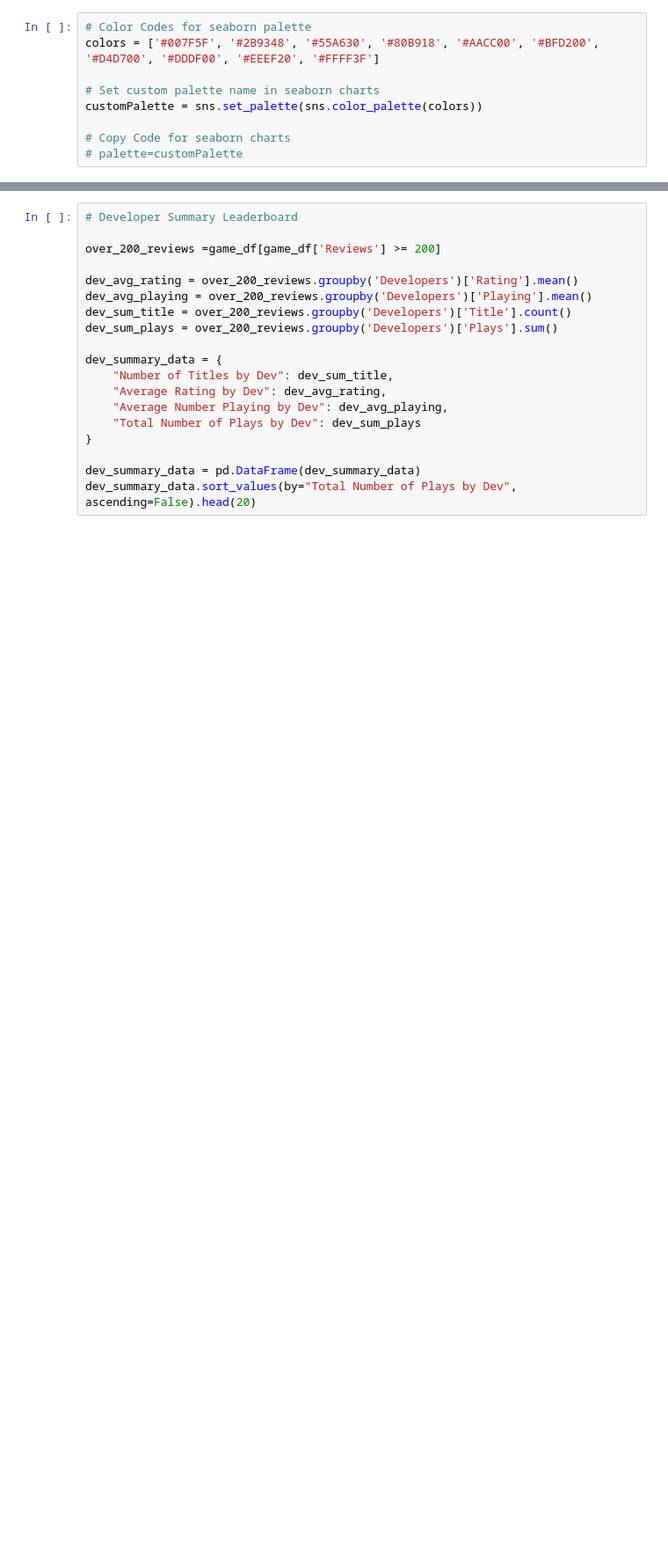
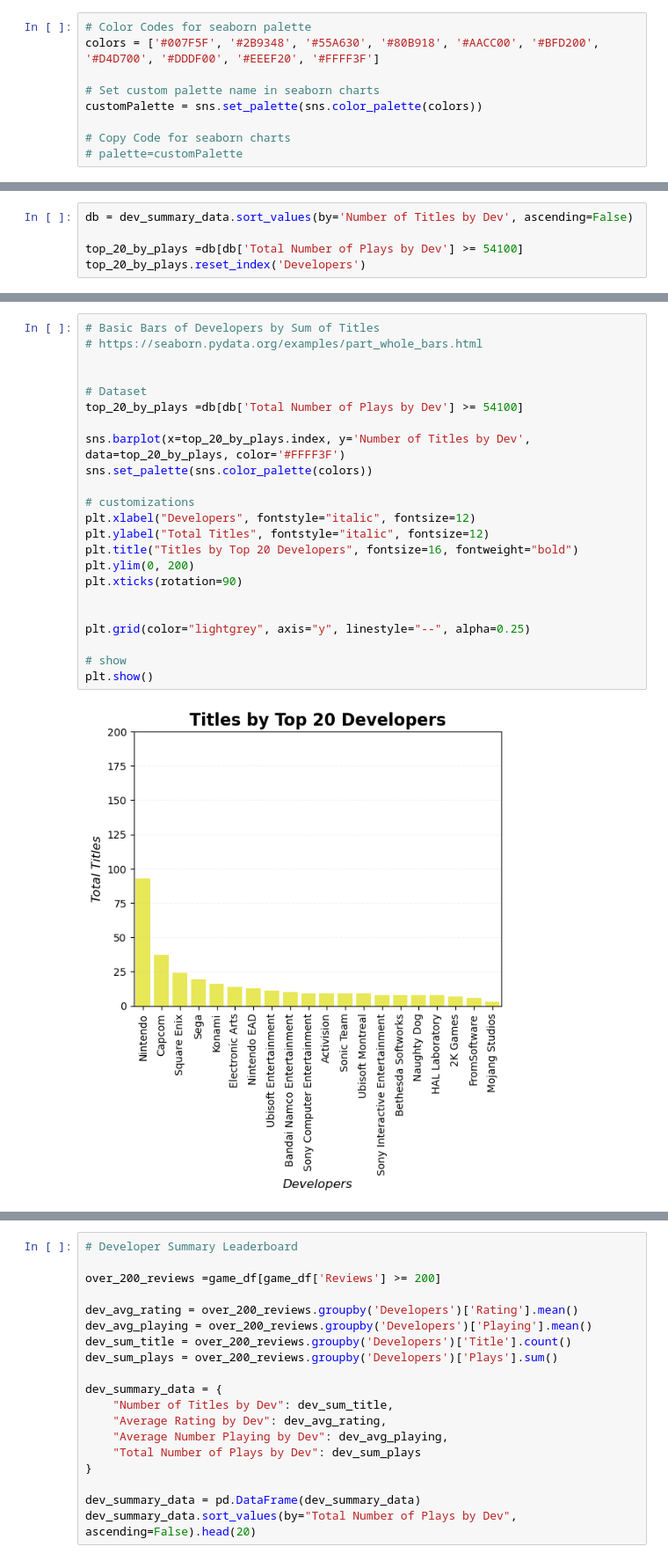
Before and after one commit to MasonNDeJesus/project_1_group_09, a Jupyter notebook: Nick_project_work/data_cleaning.ipynb, the cells around one changed output, grey strips where cells are left out. Shown at 88% size. Drawn from its saved outputs; the diff is of its cells as text; blank space fills up the shorter version.

```diff
--- a/Nick_project_work/data_cleaning.ipynb
+++ b/Nick_project_work/data_cleaning.ipynb
@@ -278,0 +370,5 @@ customPalette = sns.set_palette(sns.color_palette(colors))
+# %%
+db = dev_summary_data.sort_values(by='Number of Titles by Dev', ascending=False)
+
+top_20_by_plays =db[db['Total Number of Plays by Dev'] >= 54100]
+top_20_by_plays.reset_index('Developers')
@@ -278,0 +393,25 @@ customPalette = sns.set_palette(sns.color_palette(colors))
+# %%
+# Basic Bars of Developers by Sum of Titles
+# https://seaborn.pydata.org/examples/part_whole_bars.html
+
+
+# Dataset
+top_20_by_plays =db[db['Total Number of Plays by Dev'] >= 54100]
+
+sns.barplot(x=top_20_by_plays.index, y='Number of Titles by Dev', data=top_20_by_plays, color='#FFFF3F')
+sns.set_palette(sns.color_palette(colors))
+
+# customizations
+plt.xlabel("Developers", fontstyle="italic", fontsize=12)
+plt.ylabel("Total Titles", fontstyle="italic", fontsize=12)
+plt.title("Titles by Top 20 Developers", fontsize=16, fontweight="bold")
+plt.ylim(0, 200)
+plt.xticks(rotation=90)
+
+
+plt.grid(color="lightgrey", axis="y", linestyle="--", alpha=0.25)
+
+# show
+plt.show()
+# %% [output]
+[figure, added]
```
Also changed, not shown: parts of 24 cells of this notebook.
